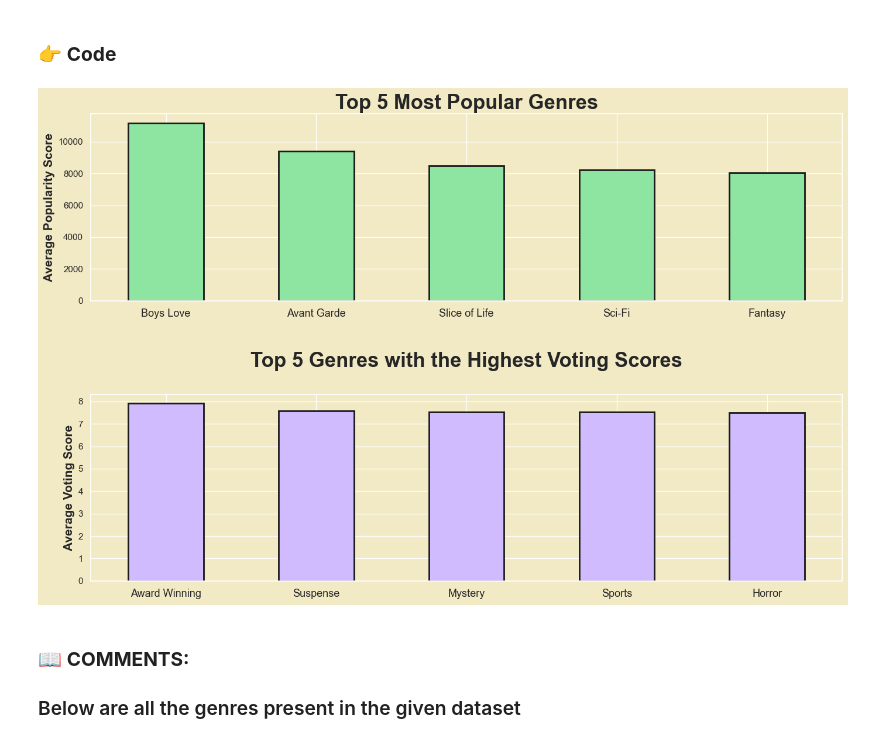
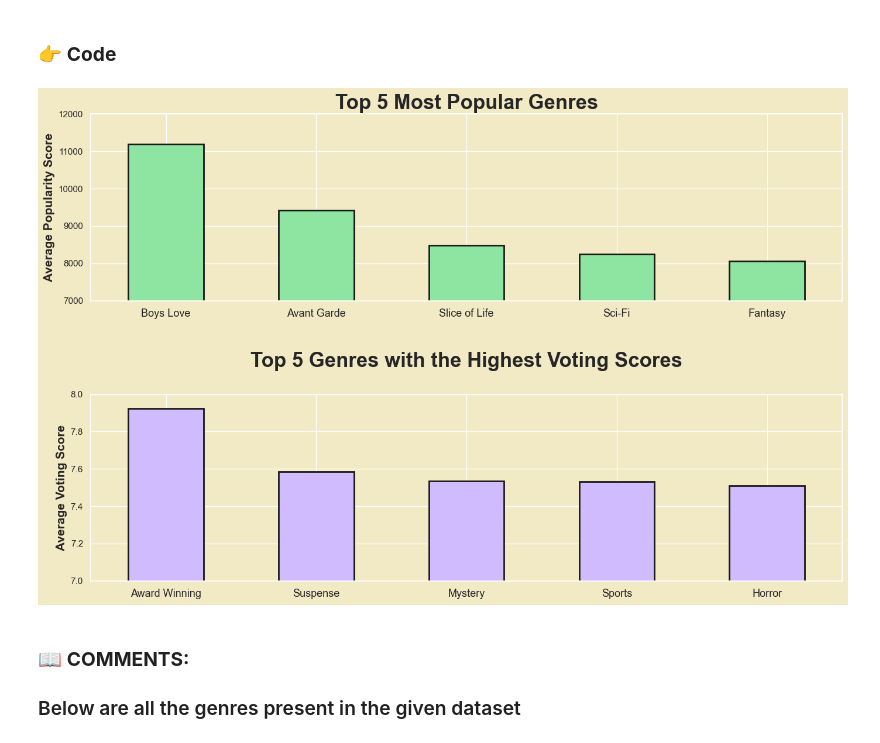
Before and after one commit to duongtruongbinh/IntroDS_FinalProject, a Jupyter notebook: src/Asking_Questions_and_Analyzing.ipynb, the cells around one changed output. Cells and saved outputs as stored; diff of their text form; code cells hidden in the pictures.

```diff
--- a/src/Asking_Questions_and_Analyzing.ipynb
+++ b/src/Asking_Questions_and_Analyzing.ipynb
@@ -2361,24 +2349,25 @@ score_genre_data = score_genre_data.groupby('Genres')['Score'].mean().sort_value
 # %%
 
 sns.set(rc={"axes.facecolor":"#F2EAC5","figure.facecolor":"#F2EAC5"})
 fig, axes = plt.subplots(nrows=2, figsize=(14, 9))
 
-popular_genre_data.plot(kind='bar', ax=axes[0], color='#8de5a1', linewidth=2, edgecolor='k')
+popular_genre_data.plot(kind='bar', ax=axes[0], color='#8de5a1', linewidth=2, edgecolor='k', ylim=(7000,12000))
 axes[0].set_title('Top 5 Most Popular Genres' ,fontsize=25, weight='bold')
 axes[0].set_ylabel('Average Popularity Score', fontsize=15, weight='bold')
 axes[0].set_xlabel('')
 axes[0].set_xticklabels(axes[0].get_xticklabels(), rotation=0, fontsize=13)
 
-score_genre_data.plot(kind='bar', ax=axes[1], color='#d0bbff', linewidth=2, edgecolor='k')
+score_genre_data.plot(kind='bar', ax=axes[1], color='#d0bbff', linewidth=2, edgecolor='k', ylim=(7,8))
 axes[1].set_title('\nTop 5 Genres with the Highest Voting Scores\n',fontsize=25, weight='bold')
 axes[1].set_ylabel('Average Voting Score', fontsize=15, weight='bold')
 axes[1].set_xlabel('')
 axes[1].set_xticklabels(axes[1].get_xticklabels(), rotation=0, fontsize=13)
 
+
 plt.tight_layout()
 plt.show()
 # %% [output]
-[figure, old version]
+[figure, new version]
 # %% [markdown]
 ### 📖 **COMMENTS:**
 ### Below are all the genres present in the given dataset
```
Also changed, not shown: parts of 8 cells of this notebook.
